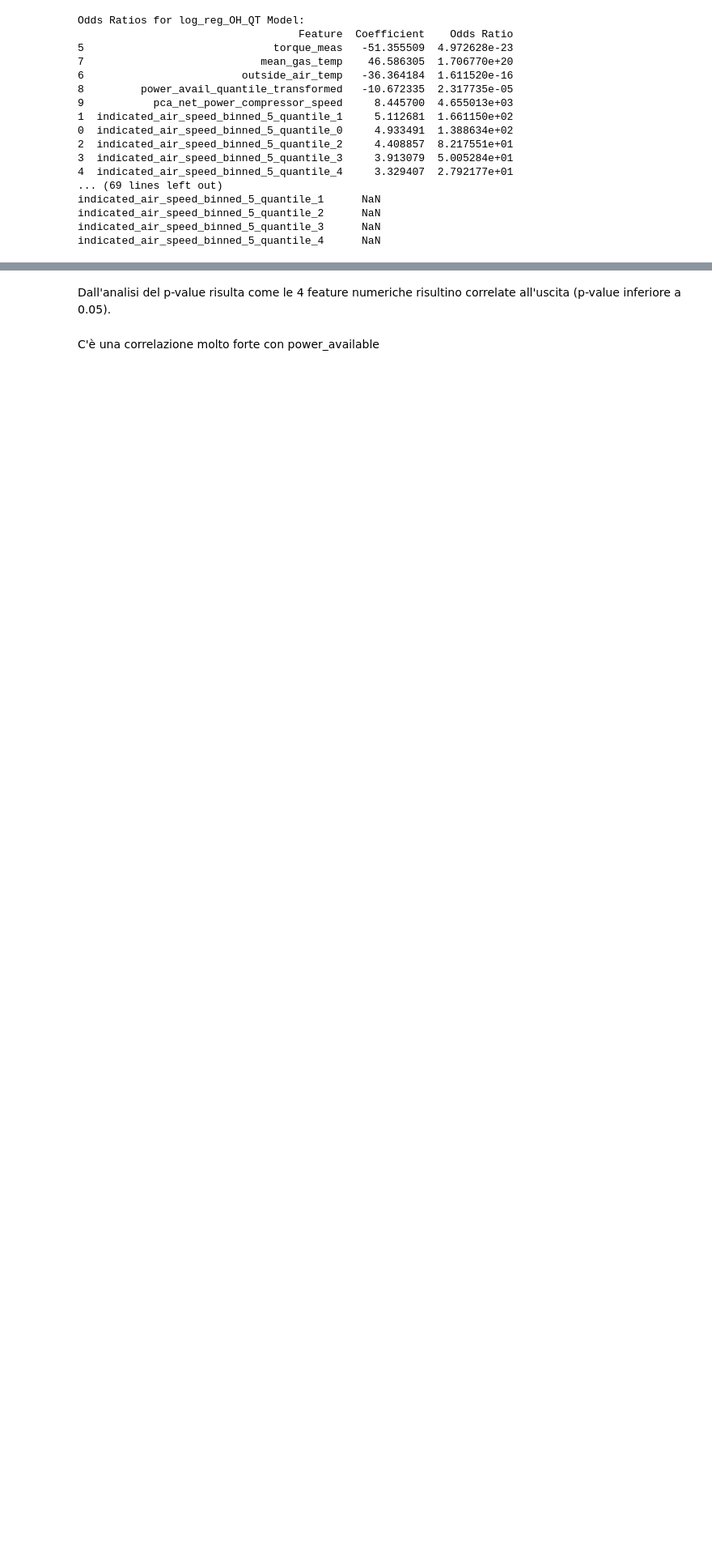
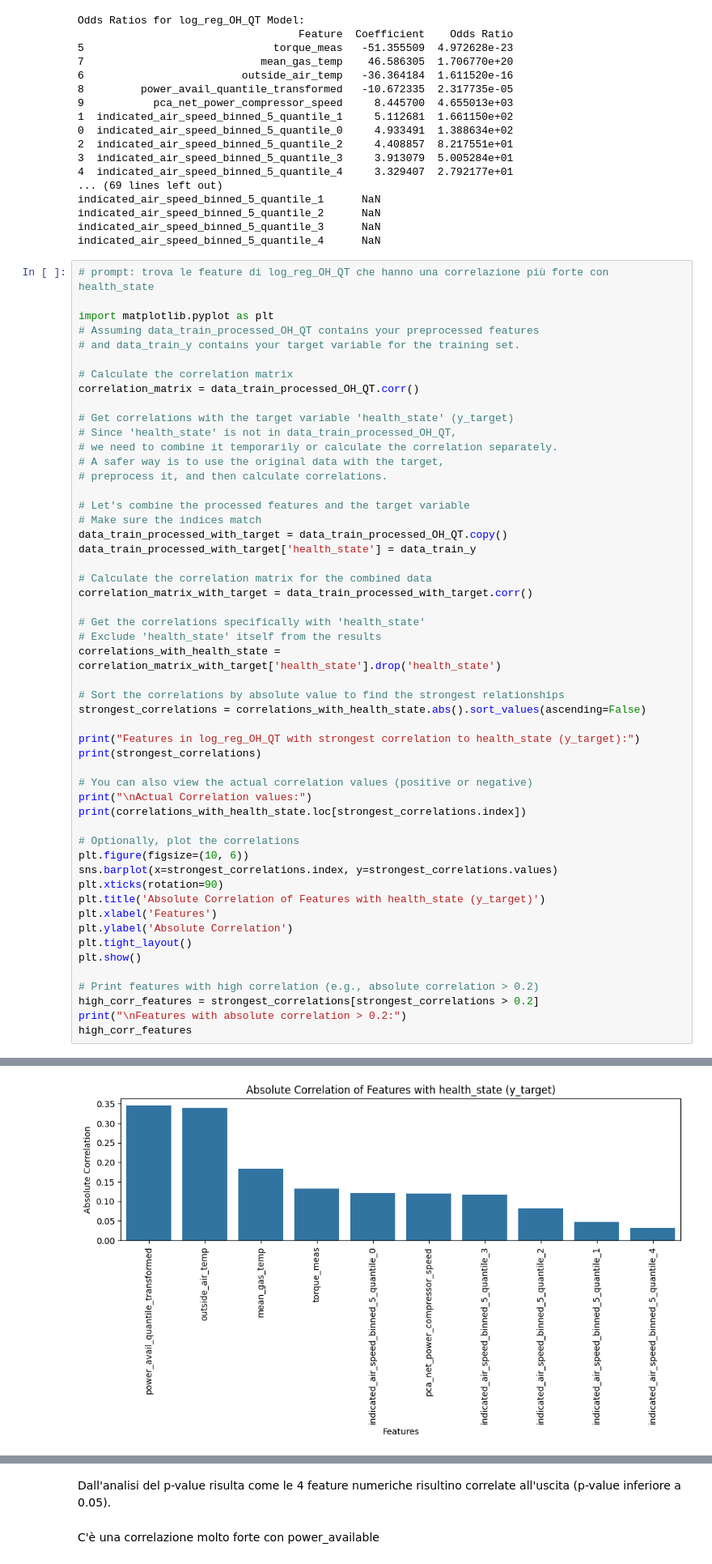
Before and after one commit to TizianoCosta/AML_2425_FinalProject, a Jupyter notebook: notebook/regressione_logistica_3.ipynb, the cells around one changed output, grey strips where cells are left out. Shown at 81% size. Drawn from its saved outputs; the diff is of its cells as text; blank space fills up the shorter version.

```diff
--- a/notebook/regressione_logistica_3.ipynb
+++ b/notebook/regressione_logistica_3.ipynb
@@ -1778,3 +1786,56 @@ indicated_air_speed_binned_5_quantile_1      NaN
 indicated_air_speed_binned_5_quantile_2      NaN
 indicated_air_speed_binned_5_quantile_3      NaN
 indicated_air_speed_binned_5_quantile_4      NaN
+# %%
+# prompt: trova le feature di log_reg_OH_QT che hanno una correlazione più forte con health_state
+
+import matplotlib.pyplot as plt
+# Assuming data_train_processed_OH_QT contains your preprocessed features
+# and data_train_y contains your target variable for the training set.
+
+# Calculate the correlation matrix
+correlation_matrix = data_train_processed_OH_QT.corr()
+
+# Get correlations with the target variable 'health_state' (y_target)
+# Since 'health_state' is not in data_train_processed_OH_QT,
+# we need to combine it temporarily or calculate the correlation separately.
+# A safer way is to use the original data with the target,
+# preprocess it, and then calculate correlations.
+
+# Let's combine the processed features and the target variable
+# Make sure the indices match
+data_train_processed_with_target = data_train_processed_OH_QT.copy()
+data_train_processed_with_target['health_state'] = data_train_y
+
+# Calculate the correlation matrix for the combined data
+correlation_matrix_with_target = data_train_processed_with_target.corr()
+
+# Get the correlations specifically with 'health_state'
+# Exclude 'health_state' itself from the results
+correlations_with_health_state = correlation_matrix_with_target['health_state'].drop('health_state')
+
+# Sort the correlations by absolute value to find the strongest relationships
+strongest_correlations = correlations_with_health_state.abs().sort_values(ascending=False)
+
+print("Features in log_reg_OH_QT with strongest correlation to health_state (y_target):")
+print(strongest_correlations)
+
+# You can also view the actual correlation values (positive or negative)
+print("\nActual Correlation values:")
+print(correlations_with_health_state.loc[strongest_correlations.index])
+
+# Optionally, plot the correlations
+plt.figure(figsize=(10, 6))
+sns.barplot(x=strongest_correlations.index, y=strongest_correlations.values)
+plt.xticks(rotation=90)
+plt.title('Absolute Correlation of Features with health_state (y_target)')
+plt.xlabel('Features')
+plt.ylabel('Absolute Correlation')
+plt.tight_layout()
+plt.show()
+
+# Print features with high correlation (e.g., absolute correlation > 0.2)
+high_corr_features = strongest_correlations[strongest_correlations > 0.2]
+print("\nFeatures with absolute correlation > 0.2:")
+high_corr_features
+# %% [output]
@@ -1780,0 +1859 @@ indicated_air_speed_binned_5_quantile_4      NaN
+[figure, added]
```
Also changed, not shown: parts of 2 cells of this notebook.
